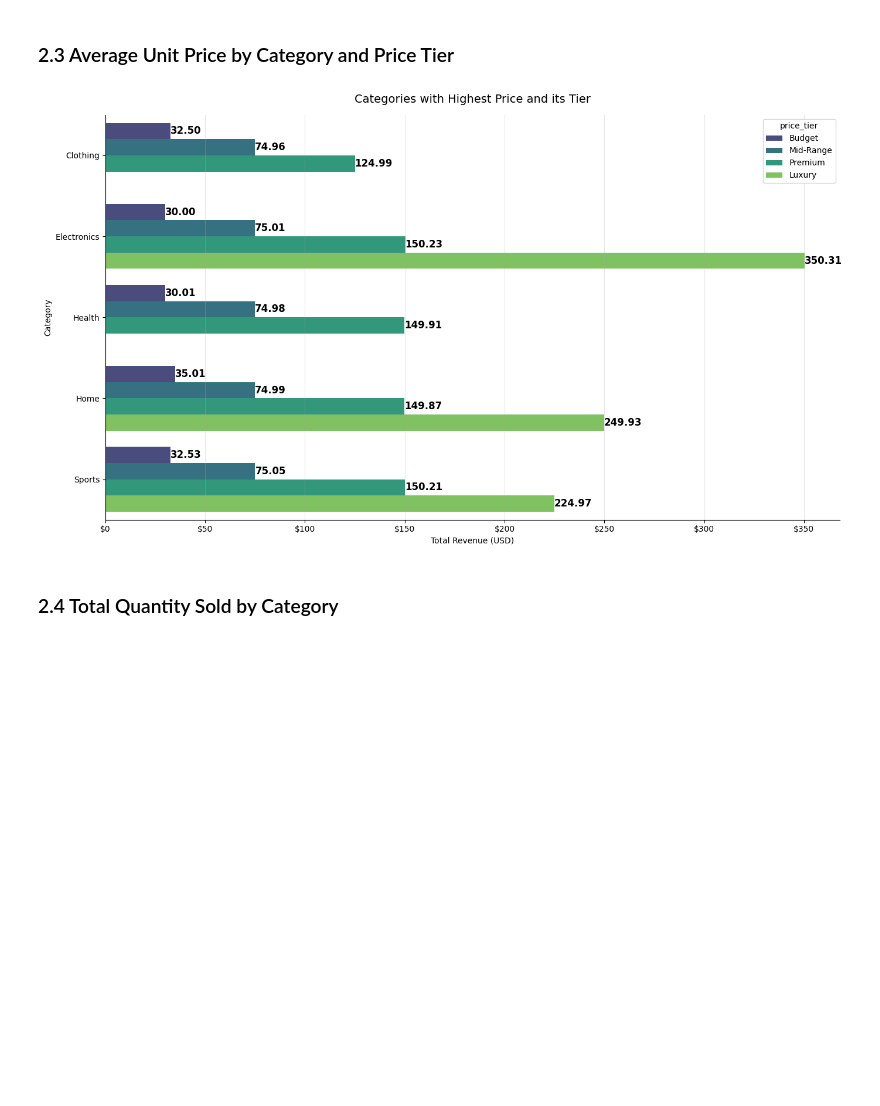
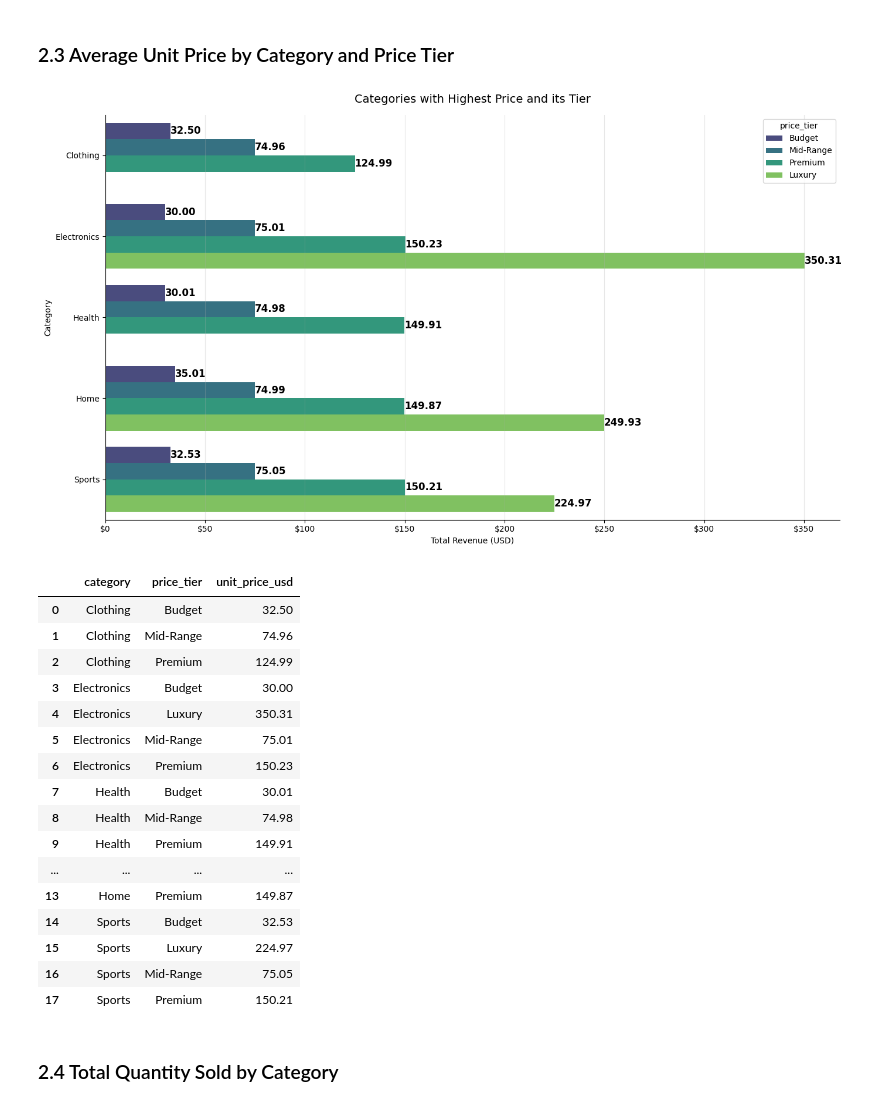
Before and after one commit to judiellegaspina/Ecommerce-EDA-and-Sales-Prediction, a Jupyter notebook: 05_Sales_Analysis.ipynb, the cells around one changed output. Cells and saved outputs as stored; diff of their text form; code cells hidden in the pictures; blank space fills up the shorter version.

```diff
--- a/05_Sales_Analysis.ipynb
+++ b/05_Sales_Analysis.ipynb
@@ -350,33 +421,53 @@ ax = sns.barplot(
     data=price_category,
     x='unit_price_usd',
     y='category',
     hue='price_tier',
     palette='viridis',
     orient='h'
 )
 
 ax.spines['top'].set_visible(False)
 ax.spines['right'].set_visible(False)
 
 for container in ax.containers:
     ax.bar_label(
         container,
         labels=[f'{v:,.2f}' for v in container.datavalues],
         label_type='edge',
         color='black',
         fontsize=12,
         fontweight='bold'
     )
 
 plt.title('Categories with Highest Price and its Tier', fontsize=14, pad=15)
 plt.xlabel('Total Revenue (USD)')
 plt.ylabel('Category')
 plt.gca().xaxis.set_major_formatter(FuncFormatter(currency_formatter))
 plt.grid(axis='x', alpha=0.3)
 plt.tight_layout()
 plt.show()
+
+# Display the DataFrame
+price_category
 # %% [output]
 [figure]
+|  | category | price_tier | unit_price_usd |
+| 0 | Clothing | Budget | 32.50 |
+| 1 | Clothing | Mid-Range | 74.96 |
+| 2 | Clothing | Premium | 124.99 |
+| 3 | Electronics | Budget | 30.00 |
+| 4 | Electronics | Luxury | 350.31 |
+| 5 | Electronics | Mid-Range | 75.01 |
+| 6 | Electronics | Premium | 150.23 |
+| 7 | Health | Budget | 30.01 |
+| 8 | Health | Mid-Range | 74.98 |
+| 9 | Health | Premium | 149.91 |
+| ... | ... | ... | ... |
+| 13 | Home | Premium | 149.87 |
+| 14 | Sports | Budget | 32.53 |
+| 15 | Sports | Luxury | 224.97 |
+| 16 | Sports | Mid-Range | 75.05 |
+| 17 | Sports | Premium | 150.21 |
 # %% [markdown]
 ### 2.4 Total Quantity Sold by Category
 # %%
```
Also changed, not shown: parts of 26 cells of this notebook.
